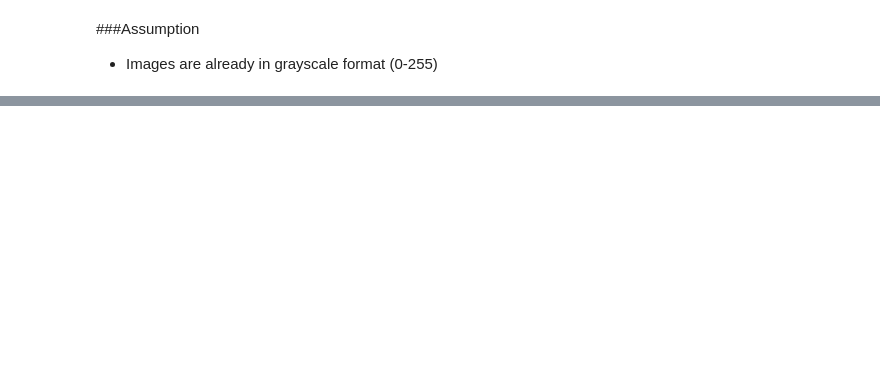
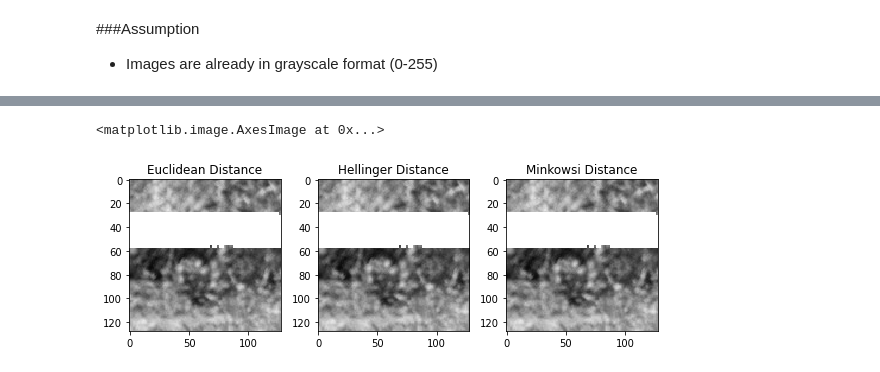
Before and after one commit to lanukahjo/Image-Splicing-Localisation, a Jupyter notebook: Image_Splicing.ipynb, the cells around one changed output, grey strips where cells are left out. Cells and saved outputs as stored; diff of their text form; code cells hidden in the pictures; blank space fills up the shorter version.

```diff
--- a/Image_Splicing.ipynb
+++ b/Image_Splicing.ipynb
@@ -151,11 +68,17 @@ for i in range(0, dist_mat_height):
 # assuming dataset's naming convention is followed
 pos1 = PATH_TO_SPLICED_IMG.rindex("/")
 pos2 = PATH_TO_SPLICED_IMG.rindex(".")
-#base_file_name = PATH_TO_SPLICED_IMG[pos1:pos2]
+base_file_name = PATH_TO_SPLICED_IMG[pos1:pos2]
 
-io.imsave('euclidean.bmp', output_img_euclidean_dist)
-io.imsave('hellinger.bmp', output_img_hellinger_dist)
-io.imsave('minkowski.bmp', output_img_minkowski_dist)
+#output filepath for diksham1
+#io.imsave('euclidean.bmp', output_img_euclidean_dist)
+#io.imsave('hellinger.bmp', output_img_hellinger_dist)
+#io.imsave('minkowski.bmp', output_img_minkowski_dist)
+
+#output filepath for lanukahjo
+io.imsave(os.getcwd() + "/Dataset/Output" + base_file_name + "_S_E.bmp", output_img_euclidean_dist)
+io.imsave(os.getcwd() + "/Dataset/Output" + base_file_name + "_S_H.bmp", output_img_hellinger_dist)
+io.imsave(os.getcwd() + "/Dataset/Output" + base_file_name + "_S_M.bmp", output_img_minkowski_dist)
 # %%
 #Display the authentic and Spliced input images
 
@@ -190,0 +98,30 @@ plt.show()
+# %%
+# Display the output images (spliced part colored)
+
+#filepath for diksham1
+#PATH_TO_EUCLIDEAN_DISTANCE = 'euclidean.bmp'
+#PATH_TO_HELLINGER_DISTANCE = 'hellinger.bmp'
+#PATH_TO_MINKOWSKI_DISTANCE = 'minkowski.bmp'
+
+#filepath for lanukahjo
+PATH_TO_EUCLIDEAN_DISTANCE = os.getcwd() + "/Dataset/Output" + base_file_name + "_S_E.bmp"
+PATH_TO_HELLINGER_DISTANCE = os.getcwd() + "/Dataset/Output" + base_file_name + "_S_H.bmp"
+PATH_TO_MINKOWSKI_DISTANCE = os.getcwd() + "/Dataset/Output" + base_file_name + "_S_M.bmp"
+
+img_euclidean = io.imread(PATH_TO_EUCLIDEAN_DISTANCE)
+img_hellinger = io.imread(PATH_TO_HELLINGER_DISTANCE)
+img_minkowski = io.imread(PATH_TO_MINKOWSKI_DISTANCE)
+
+fig = plt.figure(figsize=(8,8));
+ax1 = fig.add_subplot(1,3,1)
+ax1.title.set_text('Euclidean Distance')
+io.imshow(img_euclidean)
+ax2 = fig.add_subplot(1,3,2)
+ax2.title.set_text('Hellinger Distance')
+io.imshow(img_hellinger)
+ax2 = fig.add_subplot(1,3,3)
+ax2.title.set_text('Minkowsi Distance')
+io.imshow(img_minkowski)
+# %% [output]
+<matplotlib.image.AxesImage at 0x...>
+[figure, added]
```
Also changed, not shown: parts of 19 cells of this notebook, 4 other files.
